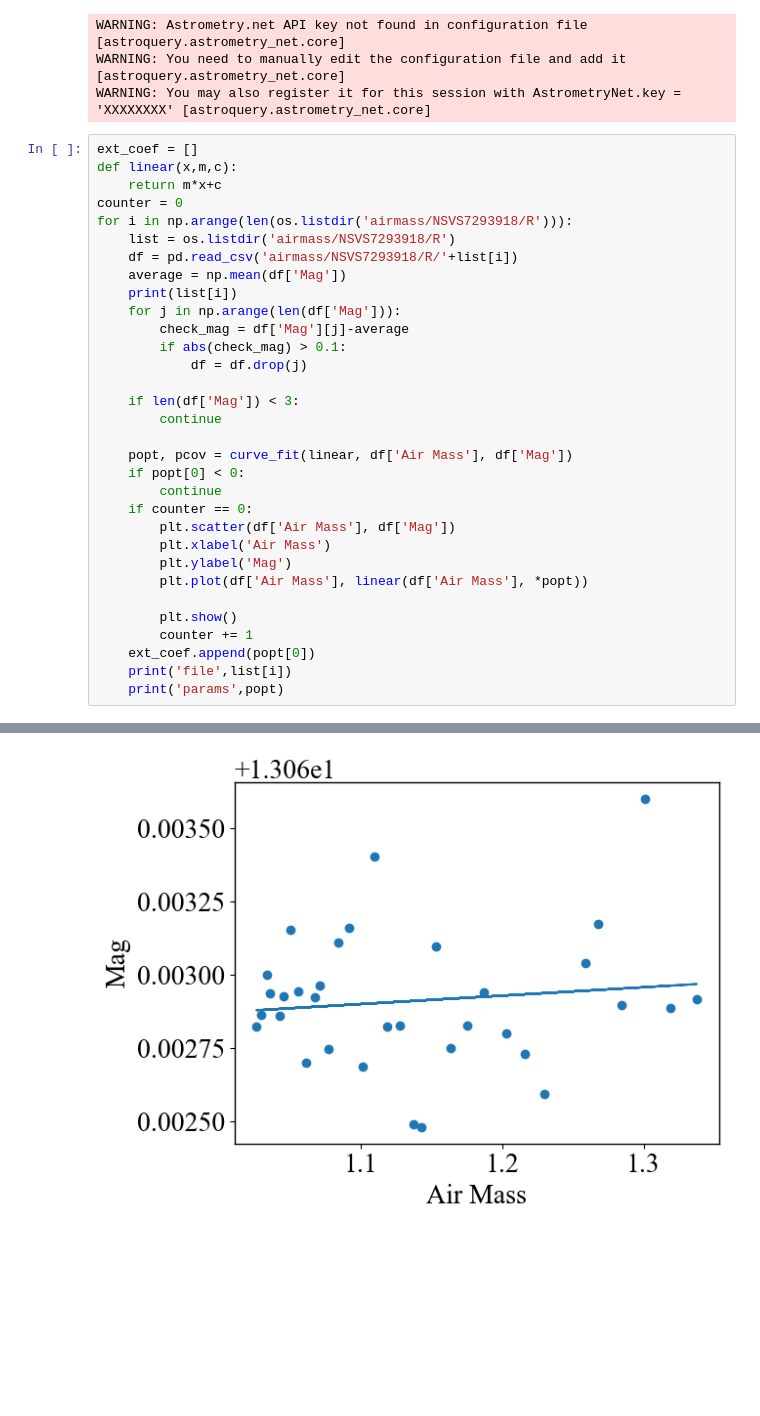
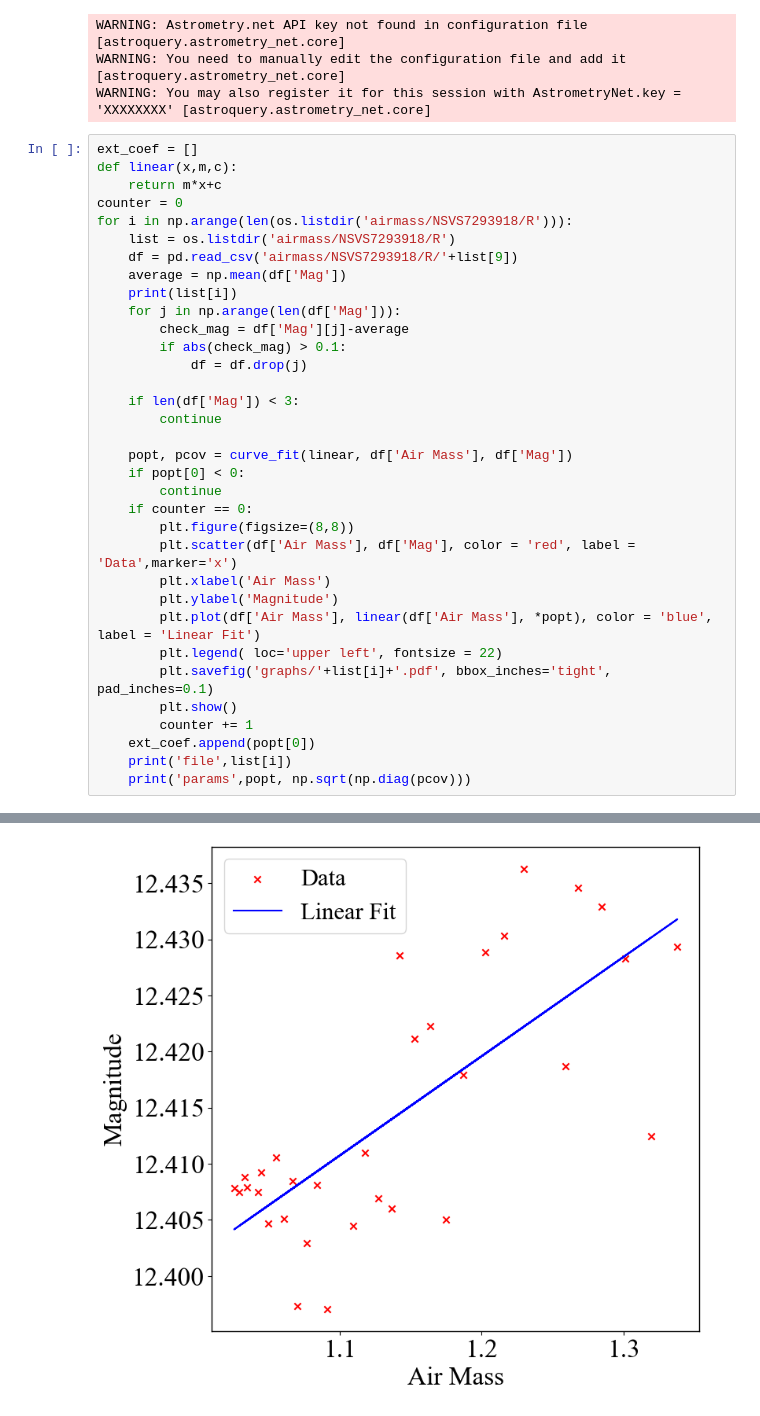
Before and after one commit to lewismcnish/Astronomy, a Jupyter notebook: Year_3/air_mass_plots.ipynb, the cells around one changed output, grey strips where cells are left out. Drawn from its saved outputs; the diff is of its cells as text; blank space fills up the shorter version.

Commit message:
plots for latex

```diff
--- a/Year_3/air_mass_plots.ipynb
+++ b/Year_3/air_mass_plots.ipynb
@@ -39,7 +39,7 @@ def linear(x,m,c):
 counter = 0
 for i in np.arange(len(os.listdir('airmass/NSVS7293918/R'))):
     list = os.listdir('airmass/NSVS7293918/R')
-    df = pd.read_csv('airmass/NSVS7293918/R/'+list[i])
+    df = pd.read_csv('airmass/NSVS7293918/R/'+list[9])
     average = np.mean(df['Mag'])
     print(list[i])
     for j in np.arange(len(df['Mag'])):
@@ -54,15 +54,17 @@ for i in np.arange(len(os.listdir('airmass/NSVS7293918/R'))):
     if popt[0] < 0:
         continue
     if counter == 0:
-        plt.scatter(df['Air Mass'], df['Mag'])
+        plt.figure(figsize=(8,8))
+        plt.scatter(df['Air Mass'], df['Mag'], color = 'red', label = 'Data',marker='x')
         plt.xlabel('Air Mass')
-        plt.ylabel('Mag')
-        plt.plot(df['Air Mass'], linear(df['Air Mass'], *popt))
-
+        plt.ylabel('Magnitude')
+        plt.plot(df['Air Mass'], linear(df['Air Mass'], *popt), color = 'blue', label = 'Linear Fit')
+        plt.legend( loc='upper left', fontsize = 22)
+        plt.savefig('graphs/'+list[i]+'.pdf', bbox_inches='tight', pad_inches=0.1)
         plt.show()
         counter += 1
     ext_coef.append(popt[0])
     print('file',list[i])
-    print('params',popt)
+    print('params',popt, np.sqrt(np.diag(pcov)))
 # %% [output]
 cal_star_10_R_airmass.csv
@@ -72 +71 @@ cal_star_8_R_airmass.csv
-[figure, old version]
+[figure, new version]
```
Also changed, not shown: parts of 17 cells of this notebook, 15 other files.
